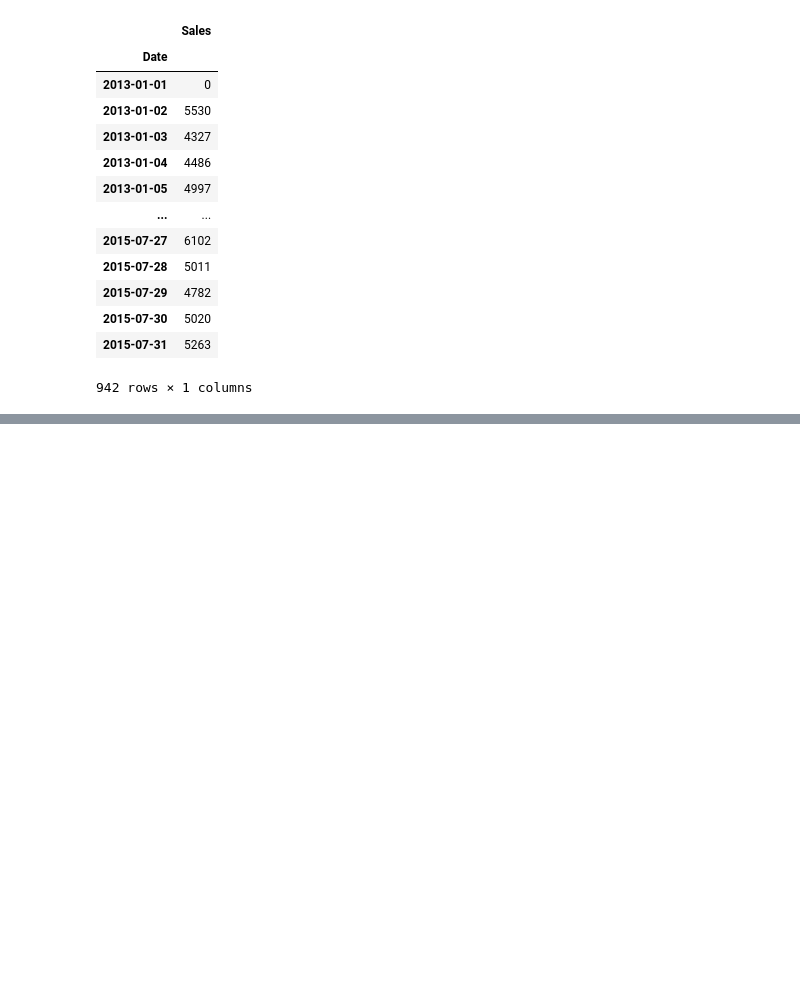
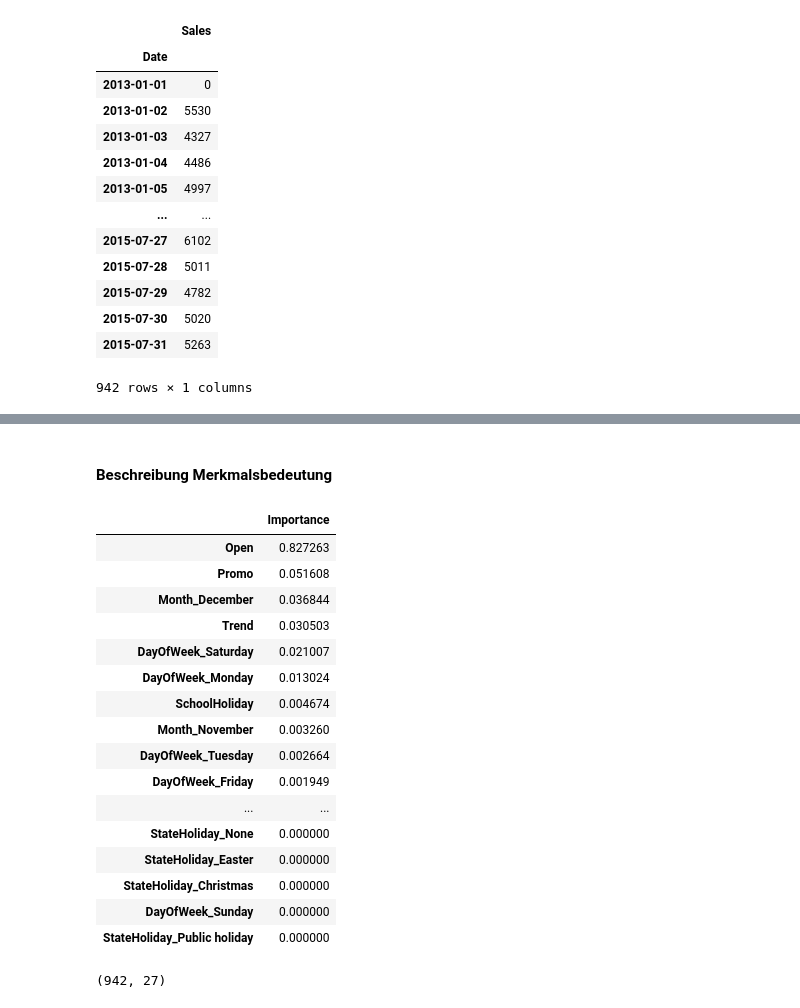
Before and after one commit to schemm/forecasting, a Jupyter notebook: RossmannStoreSales.ipynb, the cells around one changed output, grey strips where cells are left out. Drawn from its saved outputs; the diff is of its cells as text; code cells hidden in the pictures; blank space fills up the shorter version.

```diff
--- a/RossmannStoreSales.ipynb
+++ b/RossmannStoreSales.ipynb
@@ -198,0 +190,31 @@ display(y)
+# %%
+# Monat
+data['Month'] = data.index.month_name()
+data = pd.get_dummies(data, columns = ['Month'], drop_first = False)
+
+# Tag im Monat
+# data['DayOfMonth'] = data.index.day
+# data = pd.get_dummies(data, columns = ['DayOfMonth'], drop_first = False)
+
+# Woche im Jahr
+# data['WeekOfYear'] = data.index.isocalendar().week
+# data = pd.get_dummies(data, columns = ['WeekOfYear'], drop_first = False)
+
+x = data.drop(columns =
+              [
+               'Sales',
+               'Store',
+               'Customers',
+               'StoreType',
+               'Assortment',
+               'CompetitionDistance',
+               'CompetitionOpenSinceMonth',
+               'CompetitionOpenSinceYear',
+               'Promo2',
+               'Promo2SinceWeek',
+               'Promo2SinceYear',
+               'PromoInterval'
+              ]
+)
+
+y = data[['Sales']]
@@ -198,0 +252,27 @@ display(y)
+# %% [markdown]
+#### Beschreibung Merkmalsbedeutung
+# %%
+forecast.fit(x, y.values.ravel())
+importance = pd.DataFrame(data = forecast.feature_importances_, index = x.columns)
+importance.columns = ['Importance']
+display(importance.sort_values(by='Importance', ascending = False))
+display(x.shape)
+# %% [output]
+|  | Importance |
+| Open | 0.827263 |
+| Promo | 0.051608 |
+| Month_December | 0.036844 |
+| Trend | 0.030503 |
+| DayOfWeek_Saturday | 0.021007 |
+| DayOfWeek_Monday | 0.013024 |
+| SchoolHoliday | 0.004674 |
+| Month_November | 0.003260 |
+| DayOfWeek_Tuesday | 0.002664 |
+| DayOfWeek_Friday | 0.001949 |
+| ... | ... |
+| StateHoliday_None | 0.000000 |
+| StateHoliday_Easter | 0.000000 |
+| StateHoliday_Christmas | 0.000000 |
+| DayOfWeek_Sunday | 0.000000 |
+| StateHoliday_Public holiday | 0.000000 |
+(942, 27)
```
Also changed, not shown: parts of 32 cells of this notebook.
